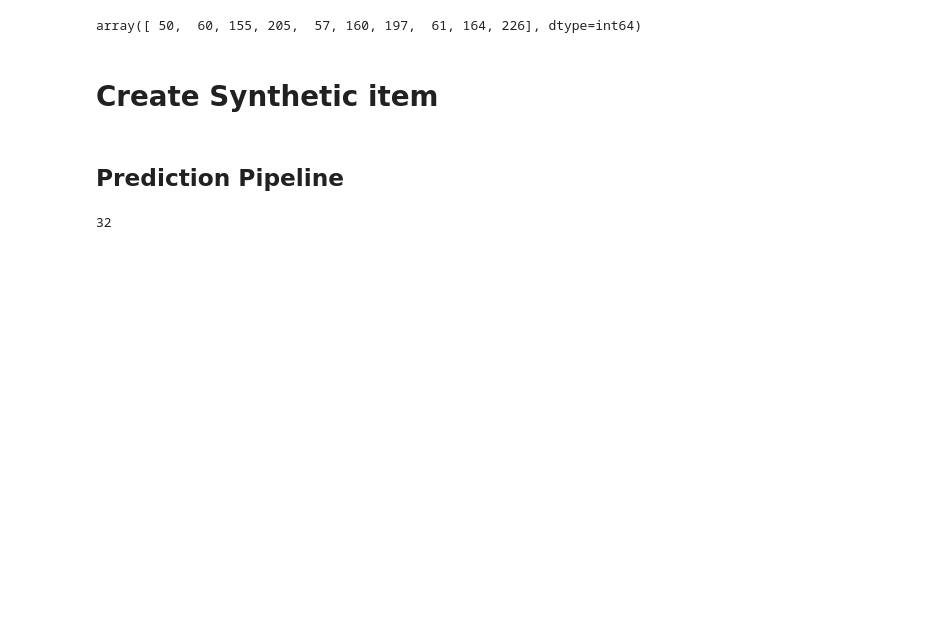
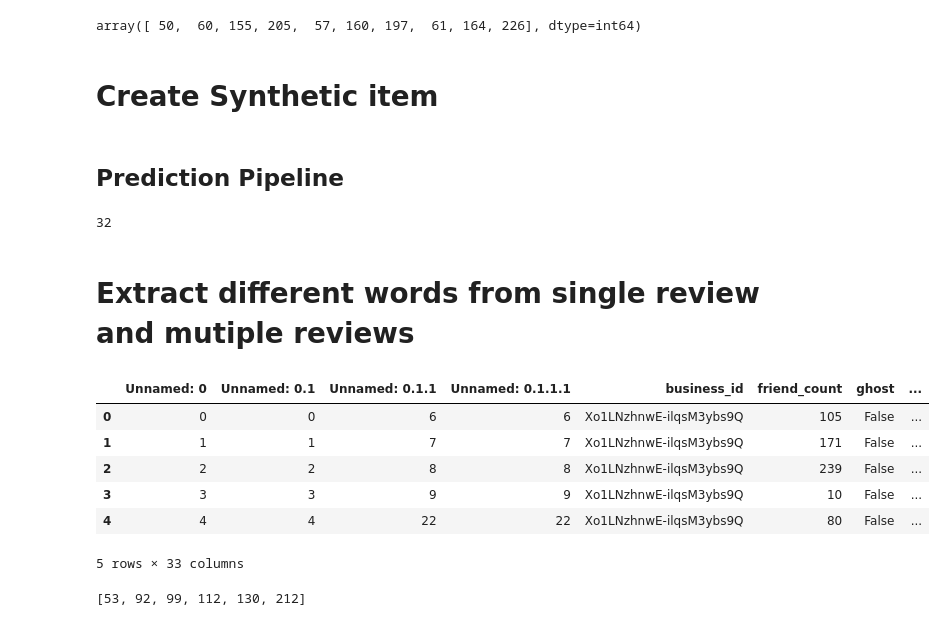
Before and after one commit to litosly/thesis, a Jupyter notebook: data exploration/Yelp Explanation.ipynb, the cells around one changed output. Saved outputs shown, nothing was run; the diff lists cells and outputs as text; code cells hidden in the pictures; blank space fills up the shorter version.

```diff
--- a/data exploration/Yelp Explanation.ipynb
+++ b/data exploration/Yelp Explanation.ipynb
@@ -1562,3 +1562,5 @@ rank_in_prediction_item(rtrain, U_K, I_K, top_users = 200, keyphrase = 10, item_
 32
 # %%
 evaluate_pilot_test_item(rtrain,U_K, I_K,keyphrases, top_users = 200, item_i = 0)
+# %% [markdown]
+# Extract different words from single review and mutiple reviews
@@ -1564,0 +1569,14 @@ evaluate_pilot_test_item(rtrain,U_K, I_K,keyphrases, top_users = 200, item_i = 0
+# %%
+df_train.head()
+# %% [output]
+|  | Unnamed: 0 | Unnamed: 0.1 | Unnamed: 0.1.1 | Unnamed: 0.1.1.1 | business_id | friend_count | ghost | ... |
+| 0 | 0 | 0 | 6 | 6 | Xo1LNzhnwE-ilqsM3ybs9Q | 105 | False | ... |
+| 1 | 1 | 1 | 7 | 7 | Xo1LNzhnwE-ilqsM3ybs9Q | 171 | False | ... |
+| 2 | 2 | 2 | 8 | 8 | Xo1LNzhnwE-ilqsM3ybs9Q | 239 | False | ... |
+| 3 | 3 | 3 | 9 | 9 | Xo1LNzhnwE-ilqsM3ybs9Q | 10 | False | ... |
+| 4 | 4 | 4 | 22 | 22 | Xo1LNzhnwE-ilqsM3ybs9Q | 80 | False | ... |
+5 rows × 33 columns
+# %%
+literal_eval(df_train.keyVector[0])
+# %% [output]
+[53, 92, 99, 112, 130, 212]
```
Also changed, not shown: parts of 4 cells of this notebook, 7 other files.
